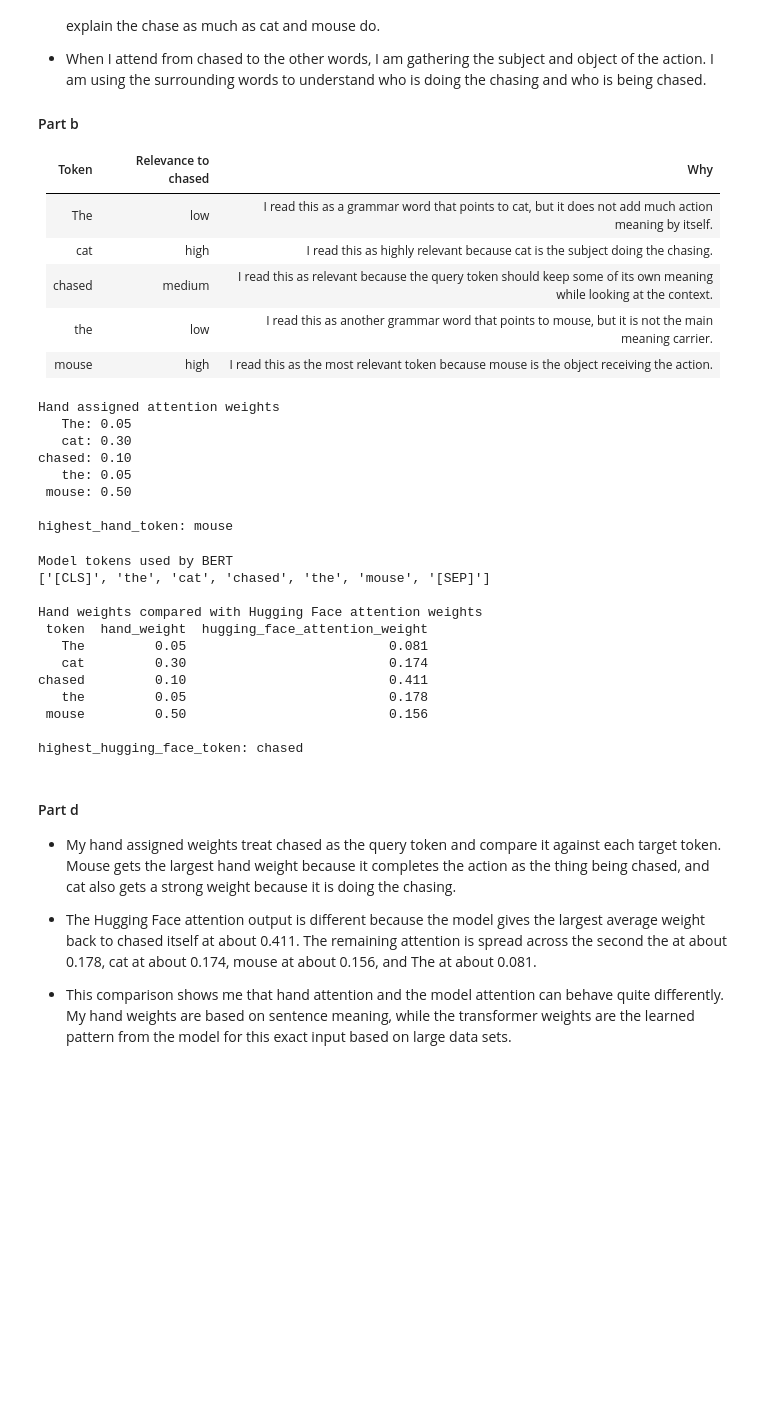
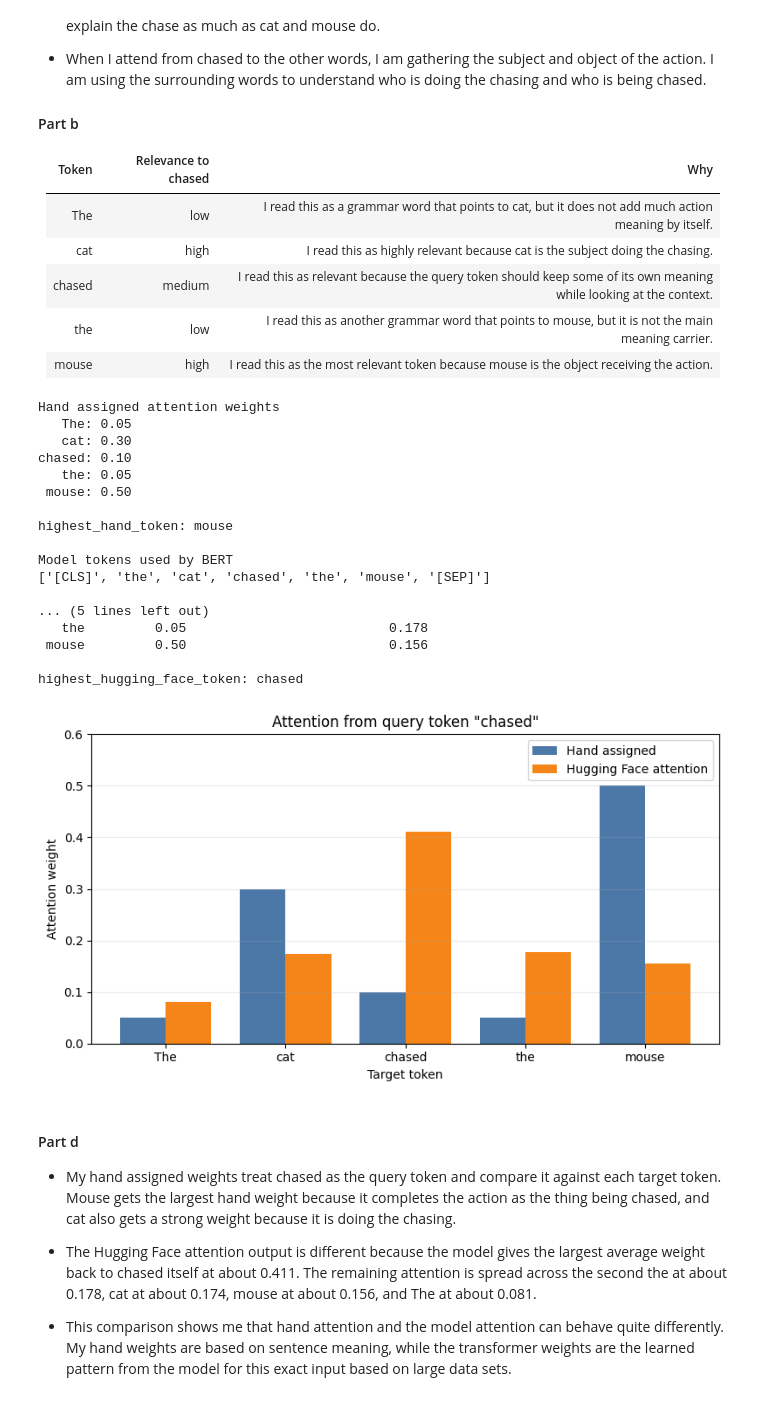
Before and after one commit to CovertRob/ai-algorithms-base, a Jupyter notebook: Module 12/mod_12_discussion.ipynb, the cells around one changed output. Drawn from its saved outputs; the diff is of its cells as text; code cells hidden in the pictures; blank space fills up the shorter version.

```diff
--- a/Module 12/mod_12_discussion.ipynb
+++ b/Module 12/mod_12_discussion.ipynb
@@ -440,6 +440,8 @@ import os
 # Use only PyTorch
 os.environ["USE_TF"] = "0"
 
+import matplotlib.pyplot as plt
+import numpy as np
 import pandas as pd
 import torch
 from transformers import AutoTokenizer, AutoModel
@@ -501,45 +503,77 @@ for word_index in range(len(tokens)):
     word_attention = query_attention[token_positions].sum()
     transformer_weights.append(word_attention)
 
 # Renormalize over the five original words so the comparison is easy to read.
 transformer_weights = torch.stack(transformer_weights)
 transformer_weights = transformer_weights / transformer_weights.sum()
 
 comparison = pd.DataFrame({
     "token": tokens,
     "hand_weight": hand_weights.numpy(),
     "hugging_face_attention_weight": transformer_weights.numpy(),
 })
 
 print("\nModel tokens used by BERT")
 print(model_tokens)
 
 print("\nHand weights compared with Hugging Face attention weights")
 print(comparison.round(3).to_string(index=False))
 
 transformer_top_index = int(torch.argmax(transformer_weights))
 print(f"\nhighest_hugging_face_token: {tokens[transformer_top_index]}")
+
+# Each token gets one hand score bar and one Hugging Face model score bar.
+hand_plot_values = hand_weights.numpy()
+transformer_plot_values = transformer_weights.numpy()
+token_positions = np.arange(len(tokens))
+bar_width = 0.38
+
+fig, ax = plt.subplots(figsize=(8, 4.5))
+ax.bar(
+    token_positions - bar_width / 2,
+    hand_plot_values,
+    width=bar_width,
+    label="Hand assigned",
+    color="#4C78A8",
+)
+ax.bar(
+    token_positions + bar_width / 2,
+    transformer_plot_values,
+    width=bar_width,
+    label="Hugging Face attention",
+    color="#F58518",
+)
+
+ax.set_title('Attention from query token "chased"')
+ax.set_xlabel("Target token")
+ax.set_ylabel("Attention weight")
+ax.set_xticks(token_positions)
+ax.set_xticklabels(tokens)
+ax.set_ylim(0, max(hand_plot_values.max(), transformer_plot_values.max()) + 0.10)
+ax.legend()
+ax.grid(axis="y", alpha=0.25)
+
+plt.tight_layout()
+plt.show()
 # %% [output]
 Hand assigned attention weights
    The: 0.05
    cat: 0.30
 chased: 0.10
    the: 0.05
  mouse: 0.50
 
 highest_hand_token: mouse
+
+Model tokens used by BERT
+['[CLS]', 'the', 'cat', 'chased', 'the', 'mouse', '[SEP]']
+
+... (5 lines left out)
+   the         0.05                          0.178
+ mouse         0.50                          0.156
+
+highest_hugging_face_token: chased
-Model tokens used by BERT
-['[CLS]', 'the', 'cat', 'chased', 'the', 'mouse', '[SEP]']
-
-Hand weights compared with Hugging Face attention weights
- token  hand_weight  hugging_face_attention_weight
-   The         0.05                          0.081
-   cat         0.30                          0.174
-chased         0.10                          0.411
-   the         0.05                          0.178
- mouse         0.50                          0.156
-
-highest_hugging_face_token: chased
+[figure, added]
 # %% [markdown]
 #### Part d
 
```
Also changed, not shown: parts of 2 cells of this notebook, 1 other file.
